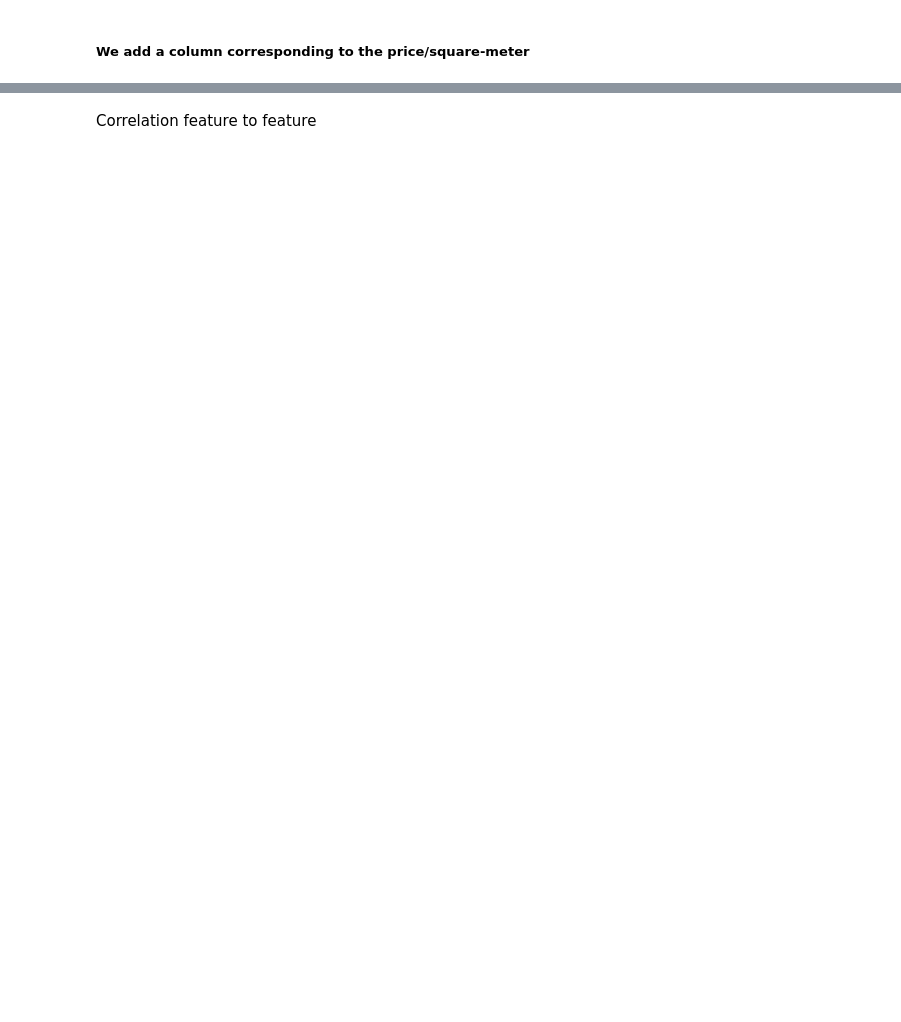
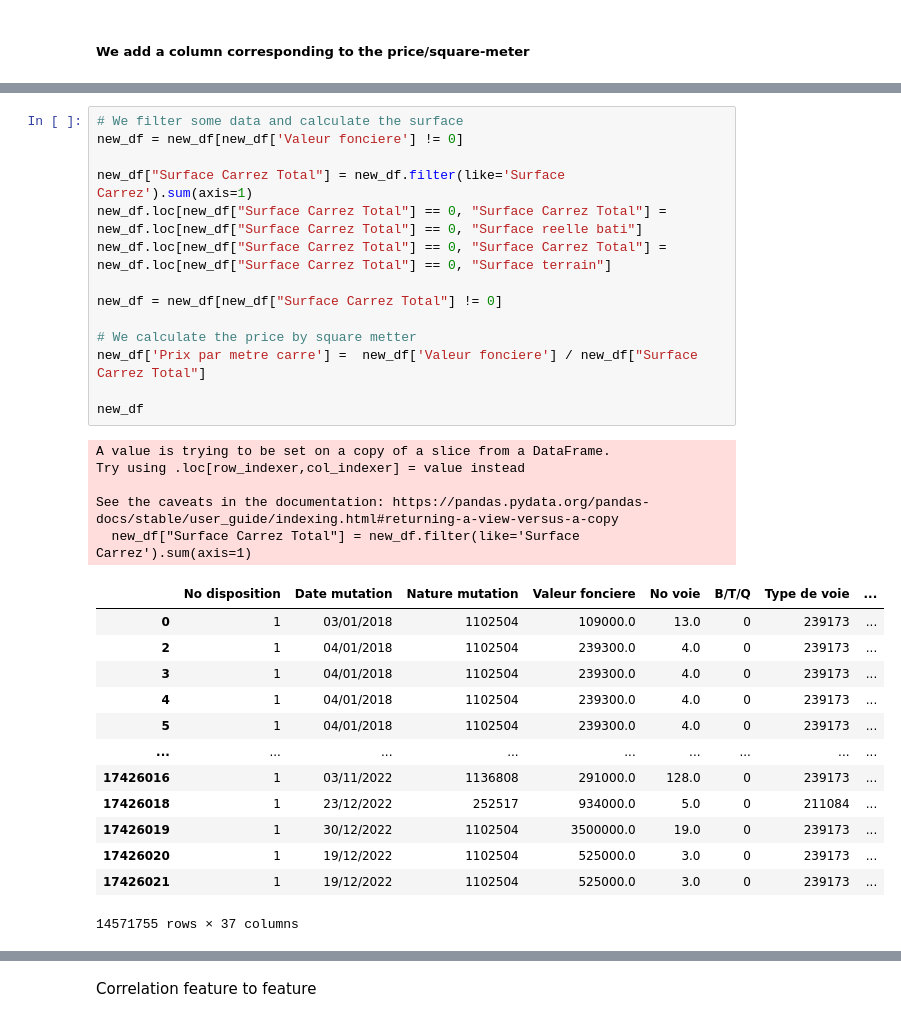
Before and after one commit to Siropteur/Mini_Project_DataScience, a Jupyter notebook: Main.ipynb, the cells around one changed output, grey strips where cells are left out. Drawn from its saved outputs; the diff is of its cells as text; blank space fills up the shorter version.

```diff
--- a/Main.ipynb
+++ b/Main.ipynb
@@ -163 +204,34 @@ new_df.price_per_sqm.head()
+# %%
+# We filter some data and calculate the surface
+new_df = new_df[new_df['Valeur fonciere'] != 0]
+
+new_df["Surface Carrez Total"] = new_df.filter(like='Surface Carrez').sum(axis=1)
+new_df.loc[new_df["Surface Carrez Total"] == 0, "Surface Carrez Total"] = new_df.loc[new_df["Surface Carrez Total"] == 0, "Surface reelle bati"]
+new_df.loc[new_df["Surface Carrez Total"] == 0, "Surface Carrez Total"] = new_df.loc[new_df["Surface Carrez Total"] == 0, "Surface terrain"]
+
+new_df = new_df[new_df["Surface Carrez Total"] != 0]
+
+# We calculate the price by square metter
+new_df['Prix par metre carre'] =  new_df['Valeur fonciere'] / new_df["Surface Carrez Total"]
+
+new_df
+# %% [output]
+A value is trying to be set on a copy of a slice from a DataFrame.
+Try using .loc[row_indexer,col_indexer] = value instead
+
+See the caveats in the documentation: https://pandas.pydata.org/pandas-docs/stable/user_guide/indexing.html#returning-a-view-versus-a-copy
+  new_df["Surface Carrez Total"] = new_df.filter(like='Surface Carrez').sum(axis=1)
+|  | No disposition | Date mutation | Nature mutation | Valeur fonciere | No voie | B/T/Q | Type de voie | ... |
+| 0 | 1 | 03/01/2018 | 1102504 | 109000.0 | 13.0 | 0 | 239173 | ... |
+| 2 | 1 | 04/01/2018 | 1102504 | 239300.0 | 4.0 | 0 | 239173 | ... |
+| 3 | 1 | 04/01/2018 | 1102504 | 239300.0 | 4.0 | 0 | 239173 | ... |
+| 4 | 1 | 04/01/2018 | 1102504 | 239300.0 | 4.0 | 0 | 239173 | ... |
+| 5 | 1 | 04/01/2018 | 1102504 | 239300.0 | 4.0 | 0 | 239173 | ... |
+| ... | ... | ... | ... | ... | ... | ... | ... | ... |
+| 17426016 | 1 | 03/11/2022 | 1136808 | 291000.0 | 128.0 | 0 | 239173 | ... |
+| 17426018 | 1 | 23/12/2022 | 252517 | 934000.0 | 5.0 | 0 | 211084 | ... |
+| 17426019 | 1 | 30/12/2022 | 1102504 | 3500000.0 | 19.0 | 0 | 239173 | ... |
+| 17426020 | 1 | 19/12/2022 | 1102504 | 525000.0 | 3.0 | 0 | 239173 | ... |
+| 17426021 | 1 | 19/12/2022 | 1102504 | 525000.0 | 3.0 | 0 | 239173 | ... |
+14571755 rows × 37 columns
 # %% [markdown]
```
Also changed, not shown: parts of 21 cells of this notebook, 1 other file.
